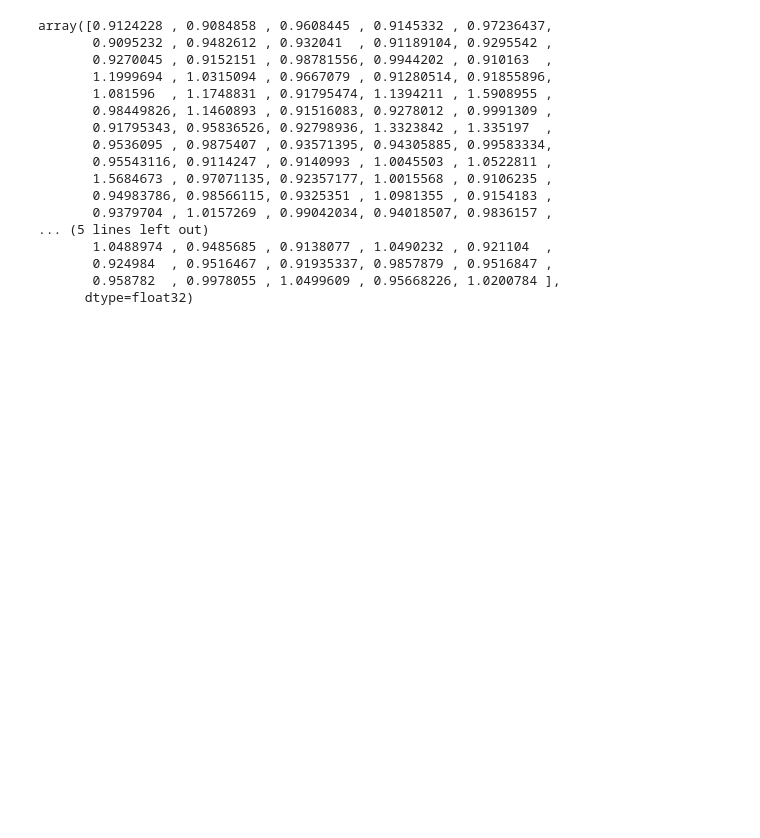
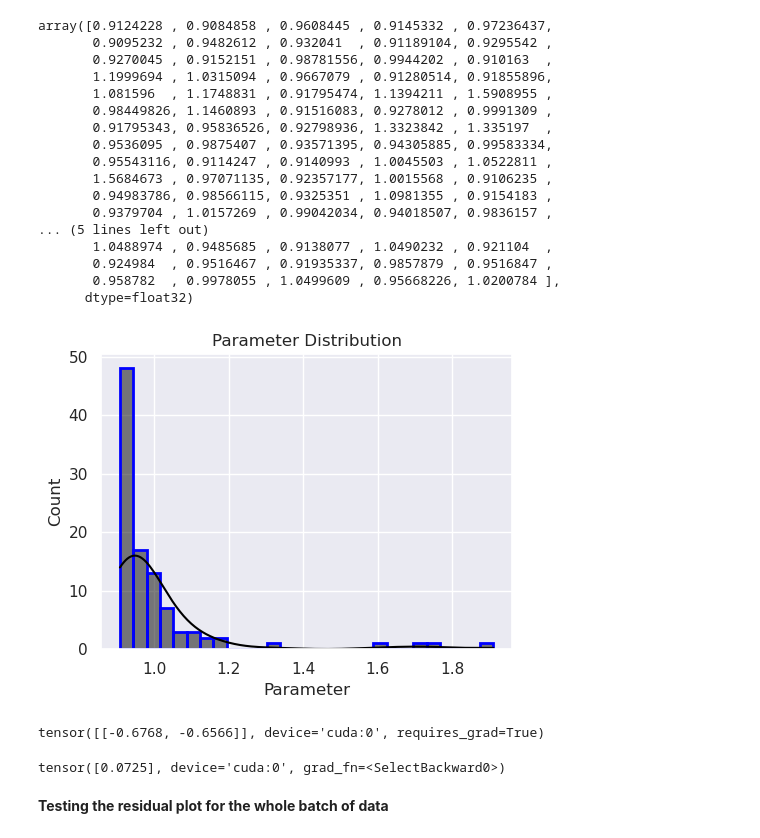
Before and after one commit to csml-beach/deep-bayesian-operator-nets, a Jupyter notebook: notebooks/2D-non-linear-diffusion-reaction/2d-non-linear.ipynb, the cells around one changed output. Cells and saved outputs as stored; diff of their text form; code cells hidden in the pictures; blank space fills up the shorter version.

```diff
--- a/notebooks/2D-non-linear-diffusion-reaction/2d-non-linear.ipynb
+++ b/notebooks/2D-non-linear-diffusion-reaction/2d-non-linear.ipynb
@@ -459,3 +588,17 @@ array([0.9124228 , 0.9084858 , 0.9608445 , 0.9145332 , 0.97236437,
        0.924984  , 0.9516467 , 0.91935337, 0.9857879 , 0.9516847 ,
        0.958782  , 0.9978055 , 1.0499609 , 0.95668226, 1.0200784 ],
       dtype=float32)
+# %%
+samples = net.sample_parameter_posterior(num_samples=100).cpu().detach().numpy()
+
+df = pd.DataFrame(samples, columns=['Parameter'])
+
+plt.figure(figsize=(5, 4))  # Adjust size as needed for a single plot
+sns.histplot(df['Parameter'], kde=True, linewidth=2, edgecolor='blue', color='black')
+plt.title('Parameter Distribution')
+
+plt.tight_layout()
+plt.savefig("param_distribution.png", dpi=400, bbox_inches='tight')
+plt.show()
+# %% [output]
+[figure, added]
@@ -461,0 +690,14 @@ array([0.9124228 , 0.9084858 , 0.9608445 , 0.9145332 , 0.97236437,
+# %%
+x_test, y_test = create_posterior_test_data(net)
+x_test.requires_grad_(True)
+y_test.requires_grad_(True)
+# %% [output]
+tensor([[-0.6768, -0.6566]], device='cuda:0', requires_grad=True)
+# %%
+typ = "mean"
+residual = calculate_residual(net, x_test, y_test, typ)
+residual[0]
+# %% [output]
+tensor([0.0725], device='cuda:0', grad_fn=<SelectBackward0>)
+# %% [markdown]
+**Testing the residual plot for the whole batch of data**
```
Also changed, not shown: parts of 7 cells of this notebook.
